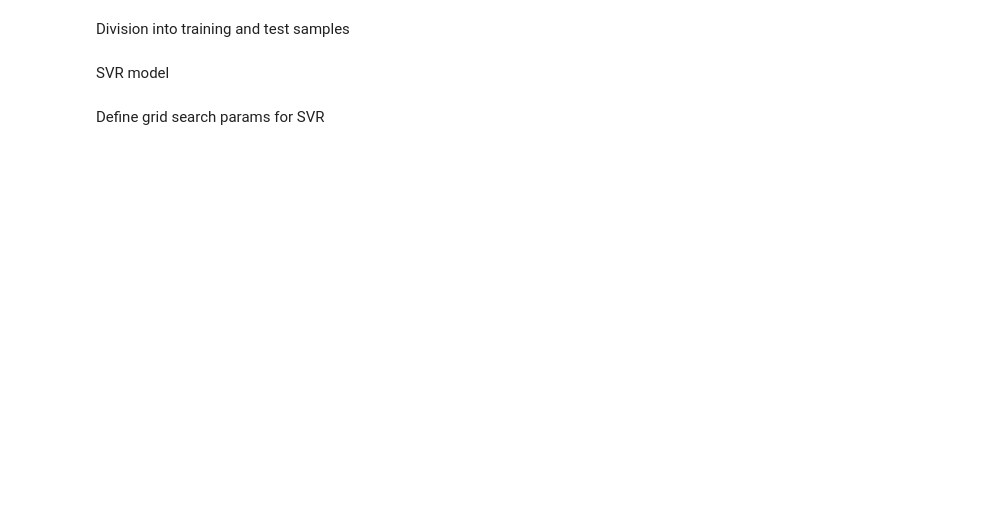
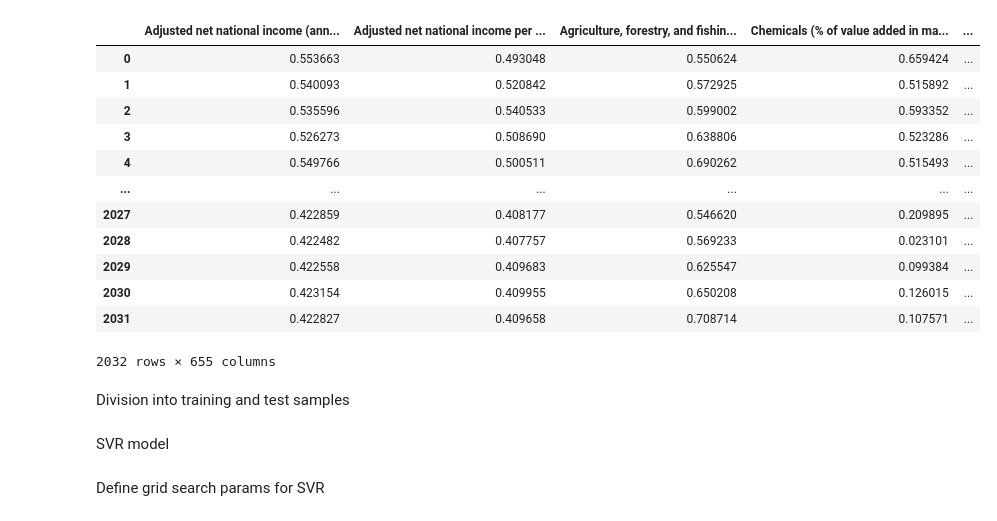
Before and after one commit to DaniilAlenushkin/predicting_a_country_economic_potential, a Jupyter notebook: regression_models.ipynb, the cells around one changed output. Drawn from its saved outputs; the diff is of its cells as text; code cells hidden in the pictures; blank space fills up the shorter version.

```diff
--- a/regression_models.ipynb
+++ b/regression_models.ipynb
@@ -27,2 +28,20 @@ cleared_data
+# %%
+cleared_data_only_percent = pd.read_excel(r'dataset/cleared_dataset/BRICS_all_areas_cleared_dataset_only_%.xlsx')
+cleared_data_only_percent = cleared_data_only_percent.iloc[:, 1:]
+cleared_data_only_percent
+# %% [output]
+|  | Adjusted net national income (ann... | Adjusted net national income per ... | Agriculture, forestry, and fishin... | Chemicals (% of value added in ma... | ... |
+| 0 | 0.553663 | 0.493048 | 0.550624 | 0.659424 | ... |
+| 1 | 0.540093 | 0.520842 | 0.572925 | 0.515892 | ... |
+| 2 | 0.535596 | 0.540533 | 0.599002 | 0.593352 | ... |
+| 3 | 0.526273 | 0.508690 | 0.638806 | 0.523286 | ... |
+| 4 | 0.549766 | 0.500511 | 0.690262 | 0.515493 | ... |
+| ... | ... | ... | ... | ... | ... |
+| 2027 | 0.422859 | 0.408177 | 0.546620 | 0.209895 | ... |
+| 2028 | 0.422482 | 0.407757 | 0.569233 | 0.023101 | ... |
+| 2029 | 0.422558 | 0.409683 | 0.625547 | 0.099384 | ... |
+| 2030 | 0.423154 | 0.409955 | 0.650208 | 0.126015 | ... |
+| 2031 | 0.422827 | 0.409658 | 0.708714 | 0.107571 | ... |
+2032 rows × 655 columns
 # %% [markdown]
 Division into training and test samples
```
Also changed, not shown: parts of 12 cells of this notebook, 5 other files.
